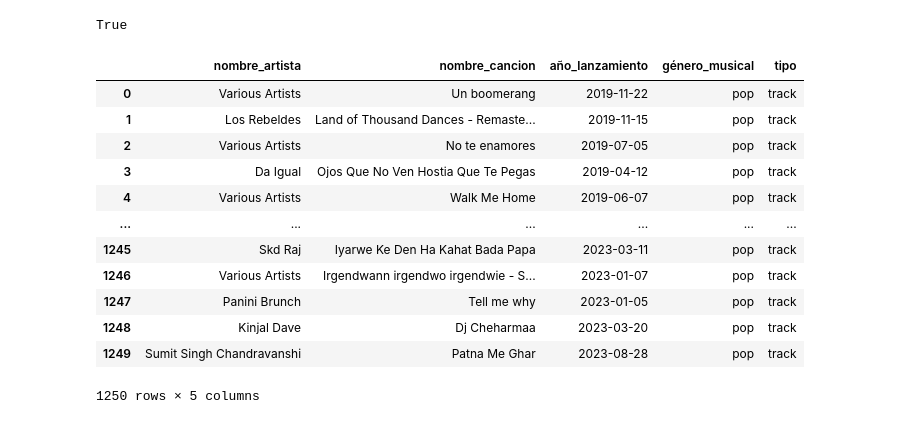
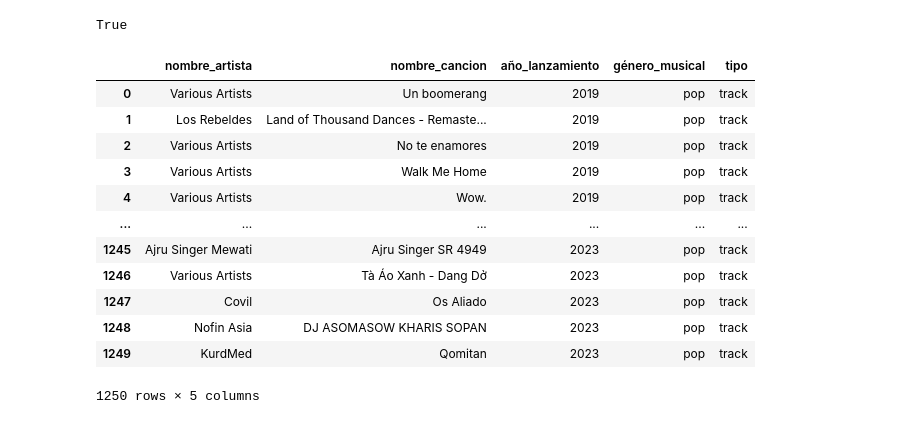
Before and after one commit to IreneDHA/music_proyect, a Jupyter notebook: pop_spotify.ipynb, the cells around one changed output. Saved outputs shown, nothing was run; the diff lists cells and outputs as text; code cells hidden in the pictures.

Commit message:
cambios en el año de lanzamiento y el csv

```diff
--- a/pop_spotify.ipynb
+++ b/pop_spotify.ipynb
@@ -23,40 +23,34 @@ auth_manager = sp = SpotifyClientCredentials(client_id=sp_clave,
                                              client_secret=sp_contraseña)
 
 sp = spotipy.Spotify(auth_manager=auth_manager)
-# %%
-#Autentificación:
-auth_manager = sp = SpotifyClientCredentials(client_id=sp_clave,
-                                             client_secret=sp_contraseña)
-
-sp = spotipy.Spotify(auth_manager=auth_manager)
 # %%
 datos_pop = sp.search(q="genre:pop, year:2019", type="track", limit=50, offset=0)
 # %%
 canciones_pop = {"nombre_artista": [], "nombre_cancion": [], "año_lanzamiento": [], 'género_musical': [], 'tipo': []}
 for anio in range(2019,2024):
     for offset in range(0, 250, 50):
         datos_pop = sp.search(q=f"genre:pop, year:{anio}", type="track", limit=50, offset=offset)
         for cancion in datos_pop["tracks"]["items"]:
             canciones_pop["nombre_artista"].append(cancion["album"]["artists"][0]["name"])
             canciones_pop["nombre_cancion"].append(cancion["name"])
-            canciones_pop["año_lanzamiento"].append(cancion["album"]["release_date"])
+            canciones_pop["año_lanzamiento"].append(cancion["album"]["release_date"][0:4])
             canciones_pop["género_musical"].append('pop')
             canciones_pop["tipo"].append(cancion["type"])
 df_pop = pd.DataFrame(canciones_pop)
 df_pop
 # %% [output]
 |  | nombre_artista | nombre_cancion | año_lanzamiento | género_musical | tipo |
-| 0 | Various Artists | Un boomerang | 2019-11-22 | pop | track |
-| 1 | Los Rebeldes | Land of Thousand Dances - Remaste... | 2019-11-15 | pop | track |
-| 2 | Various Artists | No te enamores | 2019-07-05 | pop | track |
-| 3 | Da Igual | Ojos Que No Ven Hostia Que Te Pegas | 2019-04-12 | pop | track |
-| 4 | Various Artists | Walk Me Home | 2019-06-07 | pop | track |
+| 0 | Various Artists | Un boomerang | 2019 | pop | track |
+| 1 | Los Rebeldes | Land of Thousand Dances - Remaste... | 2019 | pop | track |
+| 2 | Various Artists | No te enamores | 2019 | pop | track |
+| 3 | Various Artists | Walk Me Home | 2019 | pop | track |
+| 4 | Various Artists | Wow. | 2019 | pop | track |
 | ... | ... | ... | ... | ... | ... |
-| 1245 | Skd Raj | Iyarwe Ke Den Ha Kahat Bada Papa | 2023-03-11 | pop | track |
-| 1246 | Various Artists | Irgendwann irgendwo irgendwie - S... | 2023-01-07 | pop | track |
-| 1247 | Panini Brunch | Tell me why | 2023-01-05 | pop | track |
-| 1248 | Kinjal Dave | Dj Cheharmaa | 2023-03-20 | pop | track |
-| 1249 | Sumit Singh Chandravanshi | Patna Me Ghar | 2023-08-28 | pop | track |
+| 1245 | Ajru Singer Mewati | Ajru Singer SR 4949 | 2023 | pop | track |
+| 1246 | Various Artists | Tà Áo Xanh - Dang Dở | 2023 | pop | track |
+| 1247 | Covil | Os Aliado | 2023 | pop | track |
+| 1248 | Nofin Asia | DJ ASOMASOW KHARIS SOPAN | 2023 | pop | track |
+| 1249 | KurdMed | Qomitan | 2023 | pop | track |
 1250 rows × 5 columns
 # %%
 df_pop.to_csv('pop_spotifydatabase.csv')
```
Also changed, not shown: parts of 5 cells of this notebook, 1 other file.
